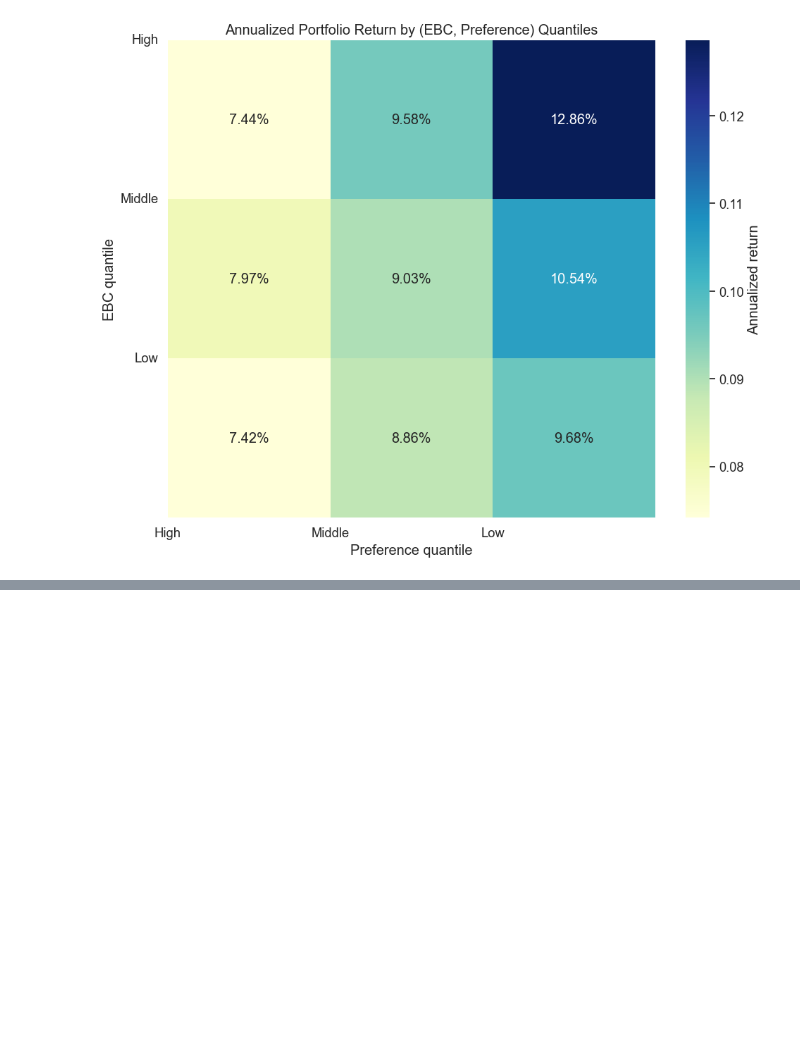
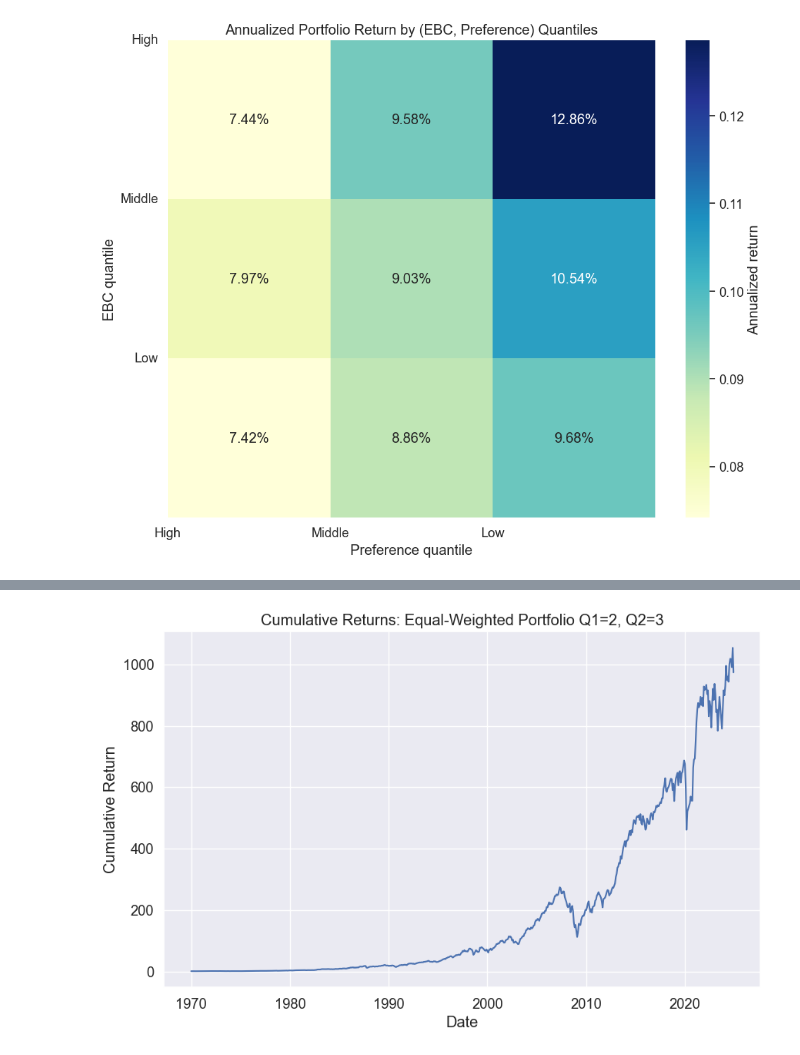
Before and after one commit to eviprous/Invesco-Research, a Jupyter notebook: Vibariate Sort.ipynb, the cells around one changed output, grey strips where cells are left out. Drawn from its saved outputs; the diff is of its cells as text; code cells hidden in the pictures; blank space fills up the shorter version.

Commit message:
adding vibariate sort

```diff
--- a/Vibariate Sort.ipynb
+++ b/Vibariate Sort.ipynb
@@ -782,0 +819,13 @@ plt.show()
+# %%
+latest_date = quantile_map_df.index.get_level_values('date').max()
+date = '1970-01-01'
+subset = quantile_map_df.loc[(date, 1, 3), 'stocks']
+
+#flatten lists into a single list
+all_stocks = [stk for sublist in subset for stk in sublist]
+
+#sort alphabetically (optional)
+all_stocks = sorted(set([stk for sublist in subset for stk in sublist]))
+
+for stk in all_stocks:
+    print(stk)
@@ -782,0 +850,83 @@ plt.show()
+# %%
+import pandas as pd
+import numpy as np
+import matplotlib.pyplot as plt
+
+
+sp_500 = pd.read_csv('sp500_returns_with_tickers.csv', index_col=0)
+sp_500.index = pd.to_datetime(sp_500.index).to_period('M').start_time  # monthly timestamps
+
+sp_caps = pd.read_csv('sp500_market_caps.csv', index_col=0)
+sp_caps.index = pd.to_datetime(sp_caps.index).to_period('M').start_time
+
+quantile_map_df = quantile_map_df.copy()
+
+quantile_map_df['month'] = quantile_map_df.index.get_level_values('date').to_period('M')
+
+target_q1, target_q2 = 2, 3  #1 is high exposrue and 3 is low exposure
+
+
+#compute monthly equal-weighted returns
+
+months = sp_500.index.to_period('M').sort_values().unique()
+portfolio_returns = []
+
+for month in months:
+    # select rows for this month and target quantile levels using MultiIndex
+    mask = (
+        (quantile_map_df['month'] == month) &
+        (quantile_map_df.index.get_level_values('q1') == target_q1) &
+        (quantile_map_df.index.get_level_values('q2') == target_q2)
+    )
+    subset = quantile_map_df.loc[mask, 'stocks']
+
+    if subset.empty:
+        portfolio_returns.append(np.nan)
+        continue
+
+    # flatten all stock lists and remove duplicates
+    tickers = sorted(set([stk for sublist in subset for stk in sublist]))
+    if len(tickers) == 0:
+        portfolio_returns.append(np.nan)
+        continue
+
+    # select returns for these tickers in this month
+    ret = sp_500.loc[sp_500.index.to_period('M') == month, tickers].mean(axis=1).values[0]
+    portfolio_returns.append(ret)
+
+
+portfolio_returns_series = pd.Series(portfolio_returns, index=months.to_timestamp())
+excess_returns_series = portfolio_returns_series.subtract(rf, axis=0)
+mean_return = excess_returns_series.mean()
+vol = excess_returns_series.std()
+sharpe_ratio = mean_return / vol
+print(f"Mean Excess Return: {mean_return * 1200:.4f}")
+print(f"Volatility: {vol * np.sqrt(12):.4f}")
+print(f"Sharpe Ratio: {sharpe_ratio * np.sqrt(12):.4f}")
+
+cap_weighted = pd.read_csv('sp500_cap_weighted_returns.csv', index_col=0)
+cap_weighted.columns = ["Market"]
+cap_weighted.index = pd.to_datetime(cap_weighted.index).to_period('M').start_time
+print(cap_weighted.head())
+
+excess_returns_cap_weighted = cap_weighted.subtract(rf, axis=0).dropna()
+print(excess_returns_cap_weighted.head())
+
+cap_weighted_mean = excess_returns_cap_weighted["Market"].mean()
+vol_market = excess_returns_cap_weighted["Market"].std()
+sharpe_market = cap_weighted_mean / vol_market
+print(f"Market Mean Return: {cap_weighted_mean * 1200:.4f}")
+print(f"Market Volatility: {vol_market * np.sqrt(12):.4f}")
+print(f"Market Sharpe Ratio: {sharpe_market * np.sqrt(12):.4f}")
+
+
+cumulative_returns = (1 + portfolio_returns_series).cumprod()
+
+plt.figure(figsize=(10,6))
+plt.plot(cumulative_returns.index, cumulative_returns.values)
+plt.title(f'Cumulative Returns: Equal-Weighted Portfolio Q1={target_q1}, Q2={target_q2}')
+plt.xlabel('Date')
+plt.ylabel('Cumulative Return')
+plt.grid(True)
+plt.show()
+# %% [output]
@@ -782,0 +953 @@ plt.show()
+[figure, added]
```
Also changed, not shown: parts of 14 cells of this notebook, 3 other files.
